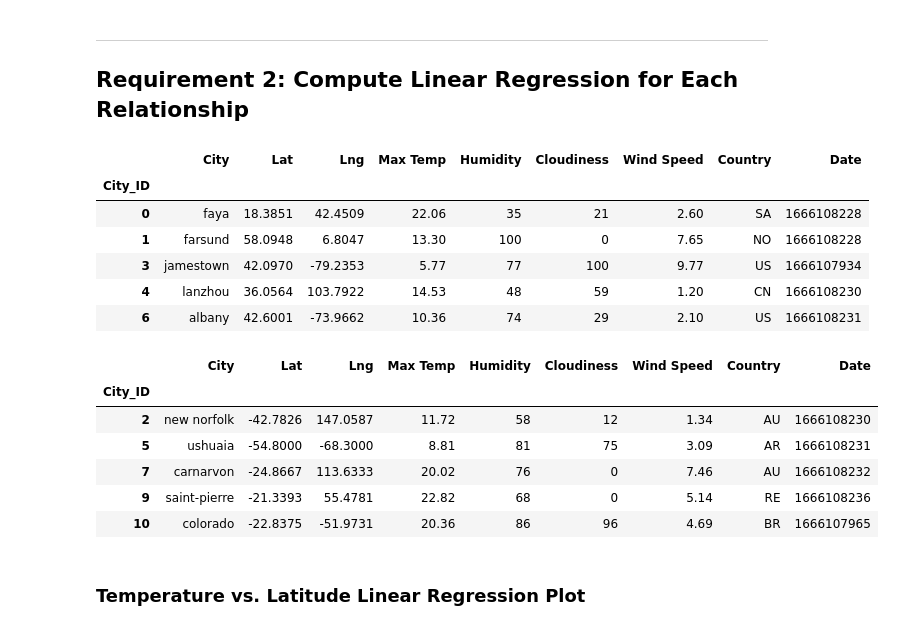
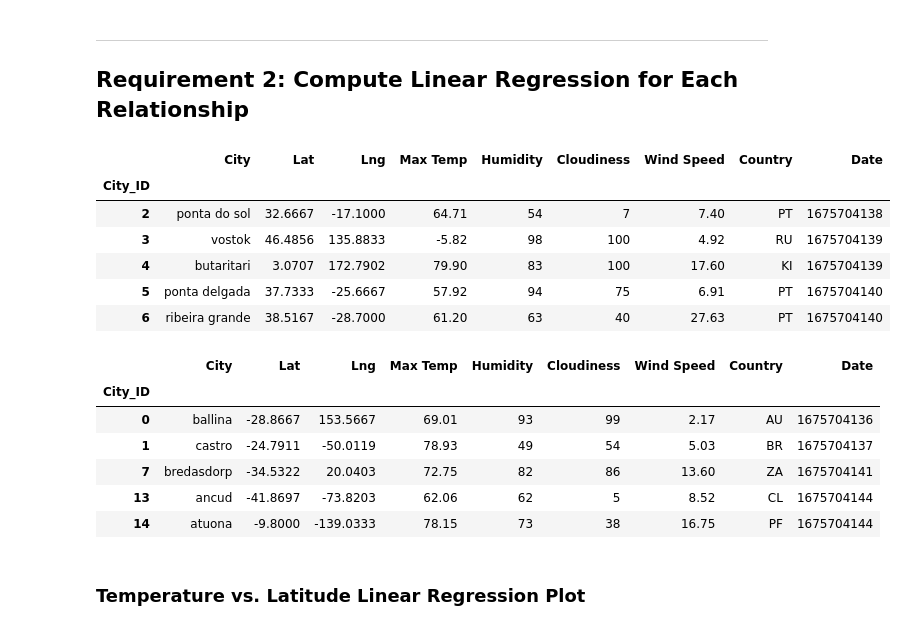
Before and after one commit to ashuudupa/python-api-challenge, a Jupyter notebook: WeatherPy/WeatherPy.ipynb, the cells around one changed output. Saved outputs shown, nothing was run; the diff lists cells and outputs as text; code cells hidden in the pictures.

```diff
--- a/WeatherPy/WeatherPy.ipynb
+++ b/WeatherPy/WeatherPy.ipynb
@@ -283,30 +300,30 @@ plt.show()
 # %%
 # Create a DataFrame with the Northern Hemisphere data (Latitude >= 0)
-# YOUR CODE HERE
+northern_hemi_df = city_data_df.loc[city_data_df["Lat"] >= 0]
 
 # Display sample data
 northern_hemi_df.head()
 # %% [output]
 |  | City | Lat | Lng | Max Temp | Humidity | Cloudiness | Wind Speed | Country | Date |
 | City_ID |  |  |  |  |  |  |  |  |  |
-| 0 | faya | 18.3851 | 42.4509 | 22.06 | 35 | 21 | 2.60 | SA | 1666108228 |
-| 1 | farsund | 58.0948 | 6.8047 | 13.30 | 100 | 0 | 7.65 | NO | 1666108228 |
-| 3 | jamestown | 42.0970 | -79.2353 | 5.77 | 77 | 100 | 9.77 | US | 1666107934 |
-| 4 | lanzhou | 36.0564 | 103.7922 | 14.53 | 48 | 59 | 1.20 | CN | 1666108230 |
-| 6 | albany | 42.6001 | -73.9662 | 10.36 | 74 | 29 | 2.10 | US | 1666108231 |
+| 2 | ponta do sol | 32.6667 | -17.1000 | 64.71 | 54 | 7 | 7.40 | PT | 1675704138 |
+| 3 | vostok | 46.4856 | 135.8833 | -5.82 | 98 | 100 | 4.92 | RU | 1675704139 |
+| 4 | butaritari | 3.0707 | 172.7902 | 79.90 | 83 | 100 | 17.60 | KI | 1675704139 |
+| 5 | ponta delgada | 37.7333 | -25.6667 | 57.92 | 94 | 75 | 6.91 | PT | 1675704140 |
+| 6 | ribeira grande | 38.5167 | -28.7000 | 61.20 | 63 | 40 | 27.63 | PT | 1675704140 |
 # %%
 # Create a DataFrame with the Southern Hemisphere data (Latitude < 0)
-# YOUR CODE HERE
+southern_hemi_df = city_data_df.loc[city_data_df["Lat"] < 0]
 
 # Display sample data
 southern_hemi_df.head()
 # %% [output]
 |  | City | Lat | Lng | Max Temp | Humidity | Cloudiness | Wind Speed | Country | Date |
 | City_ID |  |  |  |  |  |  |  |  |  |
-| 2 | new norfolk | -42.7826 | 147.0587 | 11.72 | 58 | 12 | 1.34 | AU | 1666108230 |
-| 5 | ushuaia | -54.8000 | -68.3000 | 8.81 | 81 | 75 | 3.09 | AR | 1666108231 |
-| 7 | carnarvon | -24.8667 | 113.6333 | 20.02 | 76 | 0 | 7.46 | AU | 1666108232 |
-| 9 | saint-pierre | -21.3393 | 55.4781 | 22.82 | 68 | 0 | 5.14 | RE | 1666108236 |
-| 10 | colorado | -22.8375 | -51.9731 | 20.36 | 86 | 96 | 4.69 | BR | 1666107965 |
+| 0 | ballina | -28.8667 | 153.5667 | 69.01 | 93 | 99 | 2.17 | AU | 1675704136 |
+| 1 | castro | -24.7911 | -50.0119 | 78.93 | 49 | 54 | 5.03 | BR | 1675704137 |
+| 7 | bredasdorp | -34.5322 | 20.0403 | 72.75 | 82 | 86 | 13.60 | ZA | 1675704141 |
+| 13 | ancud | -41.8697 | -73.8203 | 62.06 | 62 | 5 | 8.52 | CL | 1675704144 |
+| 14 | atuona | -9.8000 | -139.0333 | 78.15 | 73 | 38 | 16.75 | PF | 1675704144 |
 # %% [markdown]
 ###  Temperature vs. Latitude Linear Regression Plot
```
Also changed, not shown: parts of 31 cells of this notebook, 13 other files.
